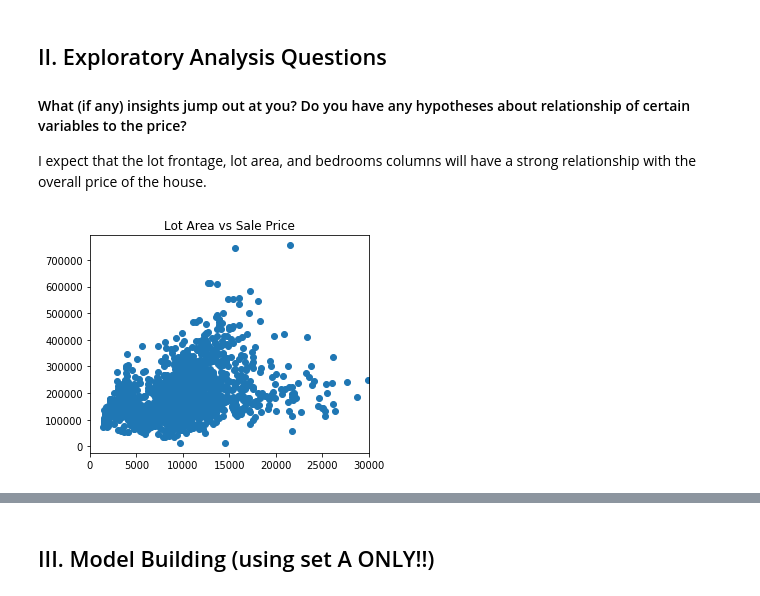
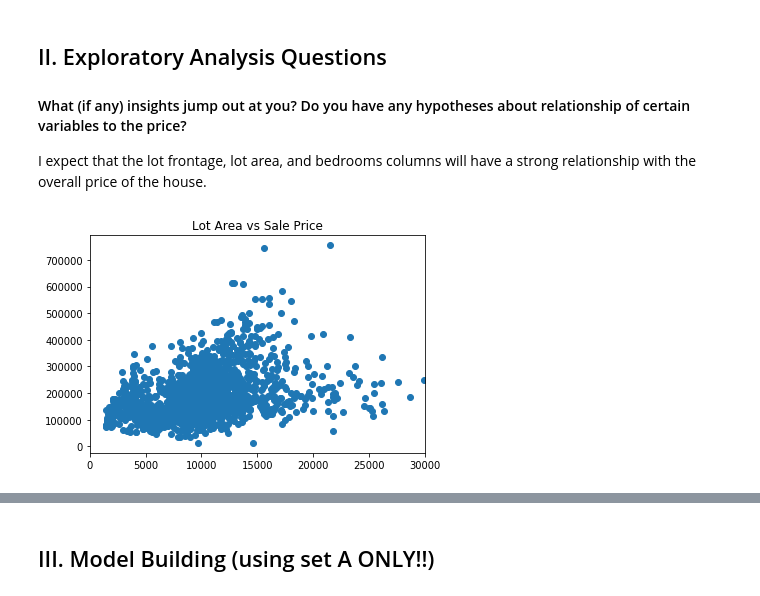
Before and after one commit to aldavis14/DSCI-401, a Jupyter notebook: Assignment-2/Ames Housing .ipynb, the cells around one changed output, grey strips where cells are left out. Cells and saved outputs as stored; diff of their text form; code cells hidden in the pictures.

```diff
--- a/Assignment-2/Ames Housing .ipynb
+++ b/Assignment-2/Ames Housing .ipynb
@@ -68,15 +81,11 @@ I expect that the lot frontage, lot area, and bedrooms columns will have a stron
 # %%
 #Plot data.
 plt.scatter(housing['Lot.Area'], housing['SalePrice'])
 plt.xlim(0,30000)
 plt.title('Lot Area vs Sale Price')
-
-fig_size[0] = 5
-fig_size[1] = 4
-plt.rcParams["figure.figsize"] = fig_size
 plt.show()
 # %% [output]
-[figure, old version]
+[figure, new version]
 # %%
 # Get information about data.
 housing.describe()
```
Also changed, not shown: parts of 14 cells of this notebook.
